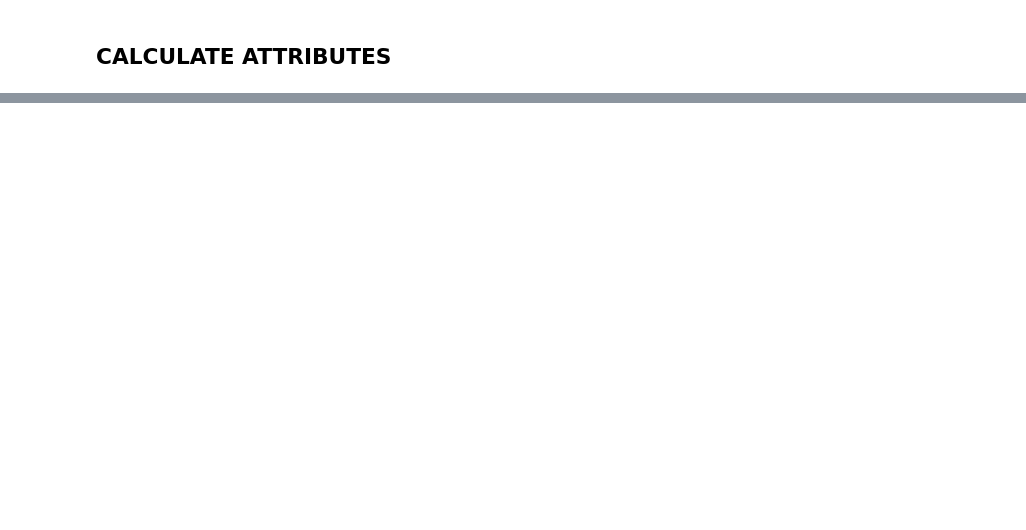
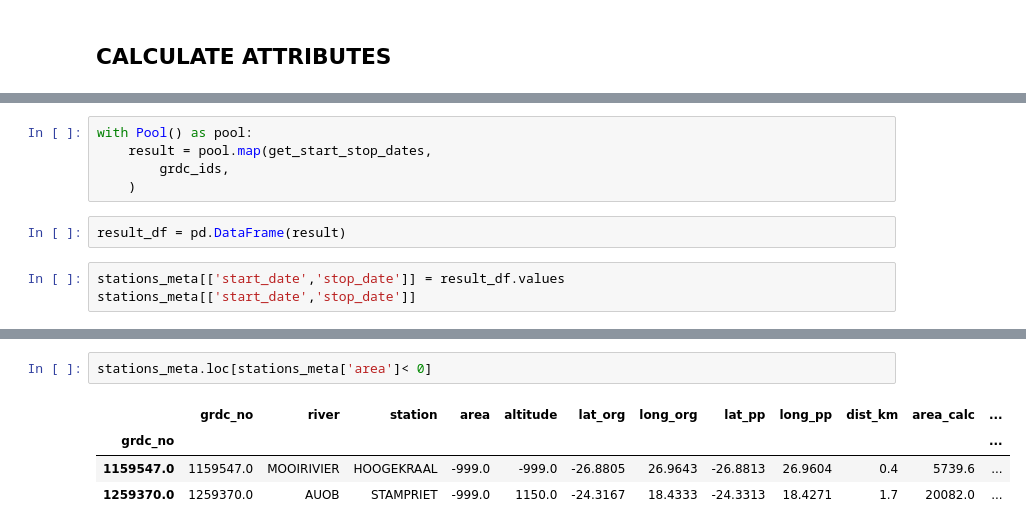
Before and after one commit to ascheliga/CYGNSS-GRACE, a Jupyter notebook: notebooks/GRDC_dataprocessing_EDA.ipynb, the cells around one changed output, grey strips where cells are left out. Drawn from its saved outputs; the diff is of its cells as text; blank space fills up the shorter version.

```diff
--- a/notebooks/GRDC_dataprocessing_EDA.ipynb
+++ b/notebooks/GRDC_dataprocessing_EDA.ipynb
@@ -110,0 +160,10 @@ Index([1159131, 1159321, 1159325, 1159410, 1159512, 1159600, 1159800, 1159850,
+# %%
+with Pool() as pool:
+    result = pool.map(get_start_stop_dates,
+        grdc_ids,
+    )
+# %%
+result_df = pd.DataFrame(result)
+# %%
+stations_meta[['start_date','stop_date']] = result_df.values
+stations_meta[['start_date','stop_date']]
@@ -110,0 +225,7 @@ Index([1159131, 1159321, 1159325, 1159410, 1159512, 1159600, 1159800, 1159850,
+# %%
+stations_meta.loc[stations_meta['area']< 0]
+# %% [output]
+|  | grdc_no | river | station | area | altitude | lat_org | long_org | lat_pp | long_pp | dist_km | area_calc | ... |
+| grdc_no |  |  |  |  |  |  |  |  |  |  |  | ... |
+| 1159547.0 | 1159547.0 | MOOIRIVIER | HOOGEKRAAL | -999.0 | -999.0 | -26.8805 | 26.9643 | -26.8813 | 26.9604 | 0.4 | 5739.6 | ... |
+| 1259370.0 | 1259370.0 | AUOB | STAMPRIET | -999.0 | 1150.0 | -24.3167 | 18.4333 | -24.3313 | 18.4271 | 1.7 | 20082.0 | ... |
```
Also changed, not shown: parts of 12 cells of this notebook.
